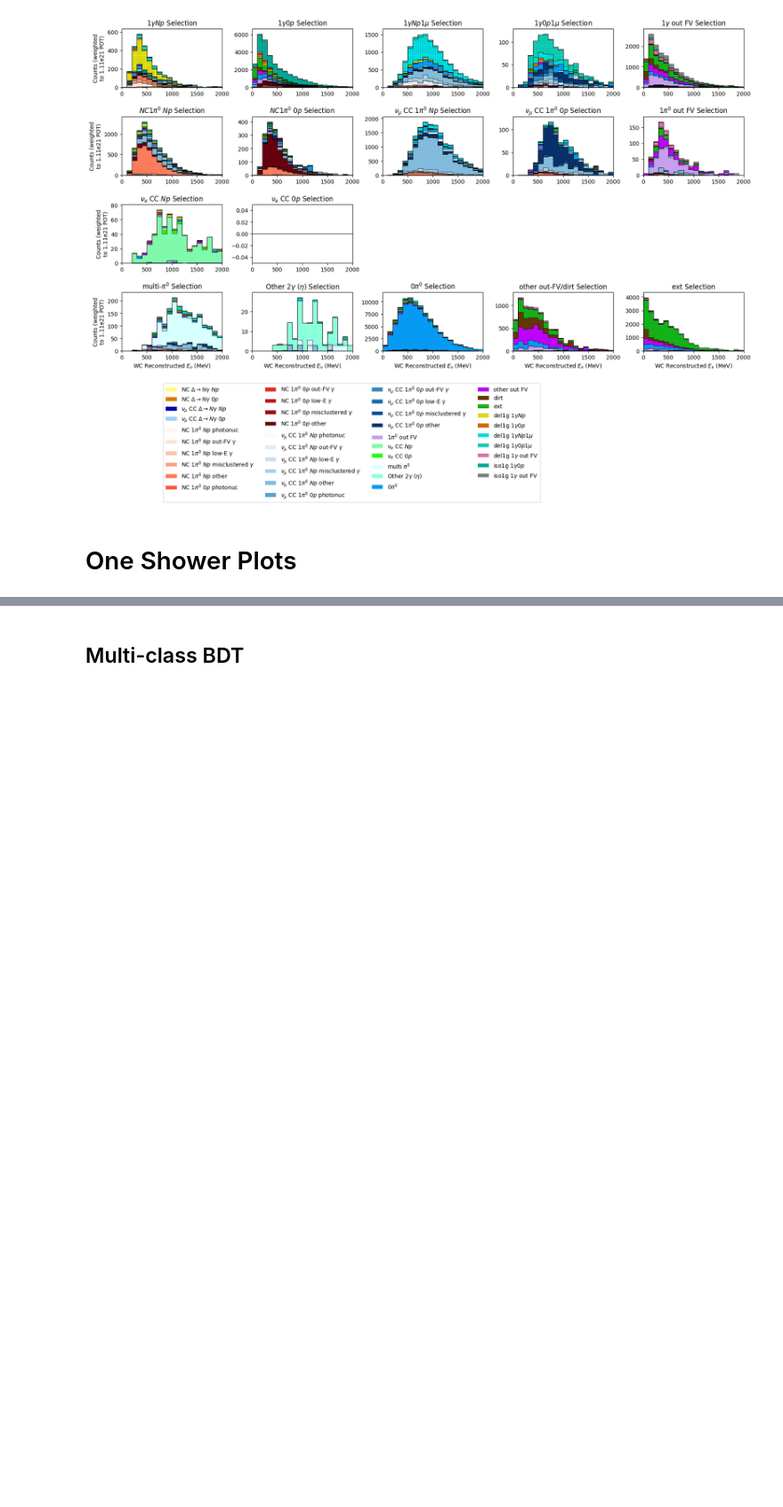
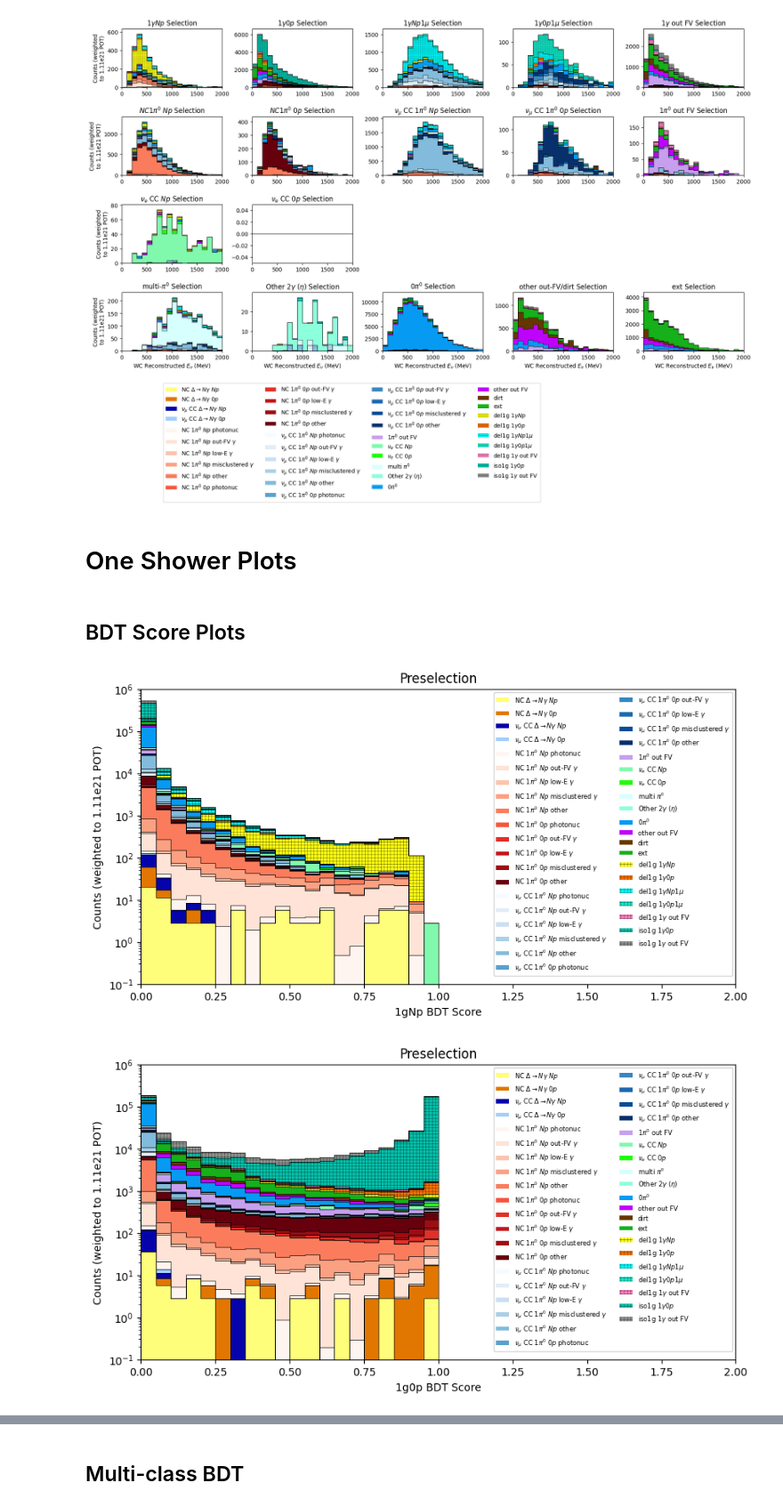
Before and after one commit to leehagaman/uboone_ngem, a Jupyter notebook: ipynb_notebooks/multiclass_histograms.ipynb, the cells around one changed output, grey strips where cells are left out. Shown at 89% size. Saved outputs shown, nothing was run; the diff lists cells and outputs as text; code cells hidden in the pictures; blank space fills up the shorter version.

Commit message:
added BDT score distribution plots

```diff
--- a/ipynb_notebooks/multiclass_histograms.ipynb
+++ b/ipynb_notebooks/multiclass_histograms.ipynb
@@ -338,3 +338,59 @@ if print_all_plots_without_1g_sig:
         plt.show()
 # %% [markdown]
 # One Shower Plots
+# %% [markdown]
+## BDT Score Plots
+# %%
+for category in ["1gNp", "1g0p", "1gNp1mu", "1g0p1mu", "nueCC_Np", "nueCC_0p"]:
+
+    sel_df = presel_merged_df
+
+    bins = np.linspace(0, 1, 21)
+    if category == "nueCC_0p":
+        bins = np.linspace(0, 0.5, 41)
+    bin_centers = (bins[:-1] + bins[1:]) / 2
+
+    counts = []
+    unweighted_counts = []
+    for breakdown_i, breakdown_label in enumerate(breakdown_labels):
+        curr_df = sel_df.query(breakdown_queries[breakdown_i])
+        counts.append(np.histogram(curr_df["prob_" + category], weights=curr_df["wc_net_weight"], bins=bins)[0])
+        unweighted_counts.append(np.histogram(curr_df["prob_" + category], bins=bins)[0])
+
+    fig, ax = plt.subplots(figsize=(10, 5))
+
+    bottom = np.zeros(len(bins)-1)
+    for breakdown_i, (breakdown_label, breakdown_count, unweighted_breakdown_count, breakdown_color, breakdown_hatch, breakdown_label_latex) in enumerate(zip(breakdown_labels, counts, unweighted_counts, breakdown_colors, breakdown_hatches, breakdown_labels_latex)):
+        #if "iso1g" in breakdown_label:
+        #    continue
+        #elif "del1g" in breakdown_label:
+        #    continue
+
+        curr_breakdown_label = f"{breakdown_label_latex}"
+
+
+        n, _, _ = ax.hist(bin_centers, weights=breakdown_count, bins=bins, bottom=bottom if breakdown_i > 0 else None, color=breakdown_color, hatch=breakdown_hatch, label=curr_breakdown_label)
+        ax.hist(bin_centers, weights=breakdown_count, bins=bins, bottom=bottom if breakdown_i > 0 else None, histtype="step", color="k", lw=0.5)
+
+        if breakdown_i == 0:
+            bottom = n
+        else:
+            bottom += n
+
+    ax.set_ylim(0, np.max(bottom) * 1.1)
+    ax.set_xlabel(fr"{category} BDT Score")
+    ax.set_ylabel("Counts (weighted to 1.11e21 POT)")
+    ax.set_title(f"Preselection")
+    ax.set_xlim(0, 2)
+    if category == "nueCC_0p":
+        ax.set_xlim(0, 0.5)
+    ax.set_yscale("log")
+    ax.set_ylim(1e-1, 1e6)
+    ax.legend(ncol=2, loc='upper right', fontsize=6)
+
+    plt.savefig(f"../plots/{category}_BDT_score.pdf")
+    plt.savefig(f"../plots/{category}_BDT_score.png")
+    plt.show()
+# %% [output]
+[figure, added]
+[figure, added]
```
Also changed, not shown: parts of 1 cell of this notebook.
